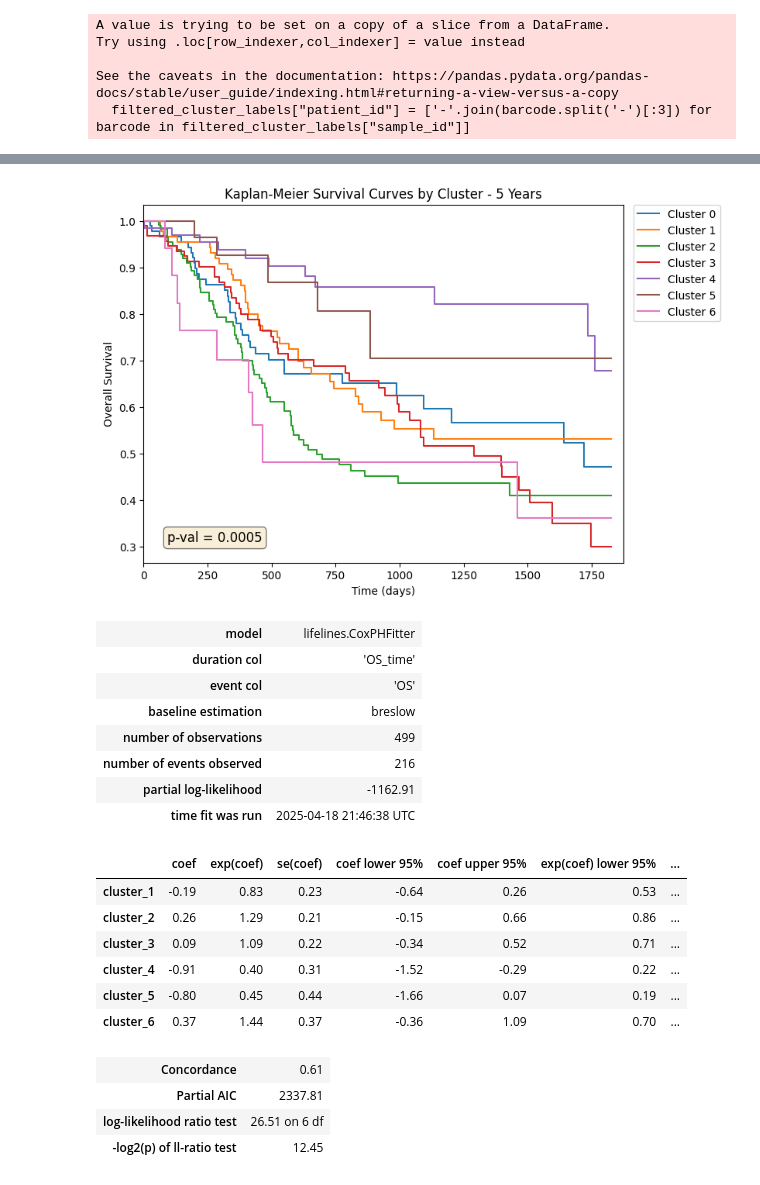
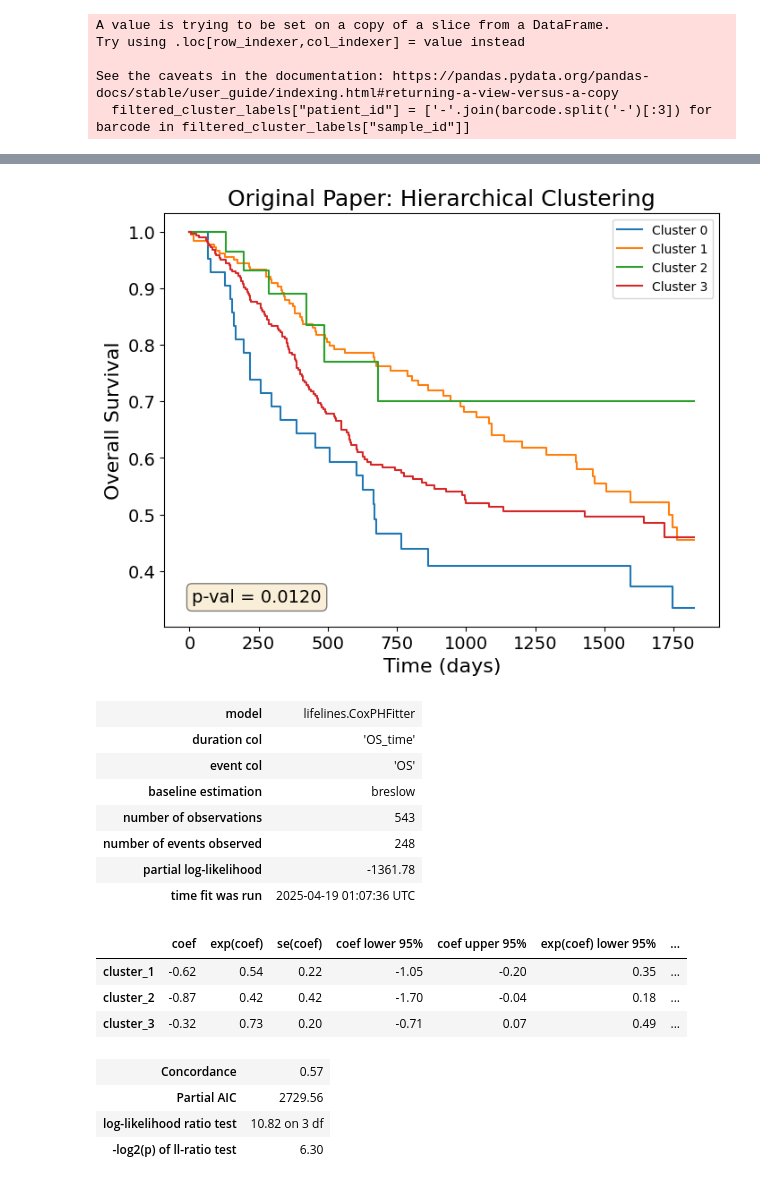
Before and after one commit to Harrison-Q-Ma/BNFO285_Projects, a Jupyter notebook: project_1/Wenshu/qualitative_assessments.ipynb, the cells around one changed output, grey strips where cells are left out. Cells and saved outputs as stored; diff of their text form; code cells hidden in the pictures.

Commit message:
add code for reproducing original paper results using hierarchical clustering

```diff
--- a/project_1/Wenshu/qualitative_assessments.ipynb
+++ b/project_1/Wenshu/qualitative_assessments.ipynb
@@ -10,10 +10,10 @@ import scipy.stats as stats
 # %%
 # Change data paths to your own
 metadata = pd.read_csv("~/Desktop/processed_metadata.txt", sep="\t")
-cluster_labels = pd.read_csv("~/Desktop/5k_PCA_clustering_labels_df.tsv", sep="\t")
+cluster_labels = pd.read_csv("~/Desktop/sample_clusters.tsv", sep="\t")
 
 # Choose which method to use for clustering if you df has multiple clustering method labels
-cluster_labels = cluster_labels.loc[:, ["sample_id", "kmeans_cluster_label"]]
+cluster_labels = cluster_labels.loc[:, ["sample_id", "cluster"]]
 # %%
 # reomve metastatic samples
 filtered_cluster_labels = cluster_labels[cluster_labels["sample_id"].apply(lambda x: not x.split('-')[3].startswith("06"))]
@@ -54,20 +54,17 @@ logrank_results = multivariate_logrank_test(df['OS_time'], df['cluster'], event_
 
 print(logrank_results.summary)
 
-plt.title("Kaplan-Meier Survival Curves by Cluster - 5 Years")
-plt.xlim(0, cutoff_days+50)
-plt.xlabel("Time (days)")
-plt.ylabel("Overall Survival")
-plt.legend(
-    loc='upper left',
-    bbox_to_anchor=(1.02, 1),
-    borderaxespad=0
-)
+plt.title("Original Paper: Hierarchical Clustering", fontsize=18)
+plt.xlabel("Time (days)", fontsize=16)
+plt.ylabel("Overall Survival", fontsize=16)
+plt.xticks(fontsize=14)
+plt.yticks(fontsize=14)
+plt.legend(loc='upper right', fontsize=10, frameon=True)
 
 ax = plt.gca()
 ax.text(0.05, 0.05, f"p-val = {logrank_results.p_value:.4f}",
         transform=ax.transAxes,
-        fontsize=12,
+        fontsize=14,
         verticalalignment='bottom',
         horizontalalignment='left',
         bbox=dict(boxstyle='round', facecolor='wheat', alpha=0.5))
@@ -99,20 +96,17 @@ plt.show()
-[figure, old version]
+[figure, new version]
 | model | lifelines.CoxPHFitter |
 | duration col | 'OS_time' |
 | event col | 'OS' |
 | baseline estimation | breslow |
-| number of observations | 499 |
-| number of events observed | 216 |
-| partial log-likelihood | -1162.91 |
-| time fit was run | 2025-04-18 21:46:38 UTC |
+| number of observations | 543 |
+| number of events observed | 248 |
+| partial log-likelihood | -1361.78 |
+| time fit was run | 2025-04-19 01:07:36 UTC |
 |  | coef | exp(coef) | se(coef) | coef lower 95% | coef upper 95% | exp(coef) lower 95% | ... |
-| cluster_1 | -0.19 | 0.83 | 0.23 | -0.64 | 0.26 | 0.53 | ... |
-| cluster_2 | 0.26 | 1.29 | 0.21 | -0.15 | 0.66 | 0.86 | ... |
-| cluster_3 | 0.09 | 1.09 | 0.22 | -0.34 | 0.52 | 0.71 | ... |
-| cluster_4 | -0.91 | 0.40 | 0.31 | -1.52 | -0.29 | 0.22 | ... |
-| cluster_5 | -0.80 | 0.45 | 0.44 | -1.66 | 0.07 | 0.19 | ... |
-| cluster_6 | 0.37 | 1.44 | 0.37 | -0.36 | 1.09 | 0.70 | ... |
+| cluster_1 | -0.62 | 0.54 | 0.22 | -1.05 | -0.20 | 0.35 | ... |
+| cluster_2 | -0.87 | 0.42 | 0.42 | -1.70 | -0.04 | 0.18 | ... |
+| cluster_3 | -0.32 | 0.73 | 0.20 | -0.71 | 0.07 | 0.49 | ... |
-| Concordance | 0.61 |
-| Partial AIC | 2337.81 |
-| log-likelihood ratio test | 26.51 on 6 df |
-| -log2(p) of ll-ratio test | 12.45 |
+| Concordance | 0.57 |
+| Partial AIC | 2729.56 |
+| log-likelihood ratio test | 10.82 on 3 df |
+| -log2(p) of ll-ratio test | 6.30 |
```
Also changed, not shown: parts of 6 cells of this notebook, 2 other files.
